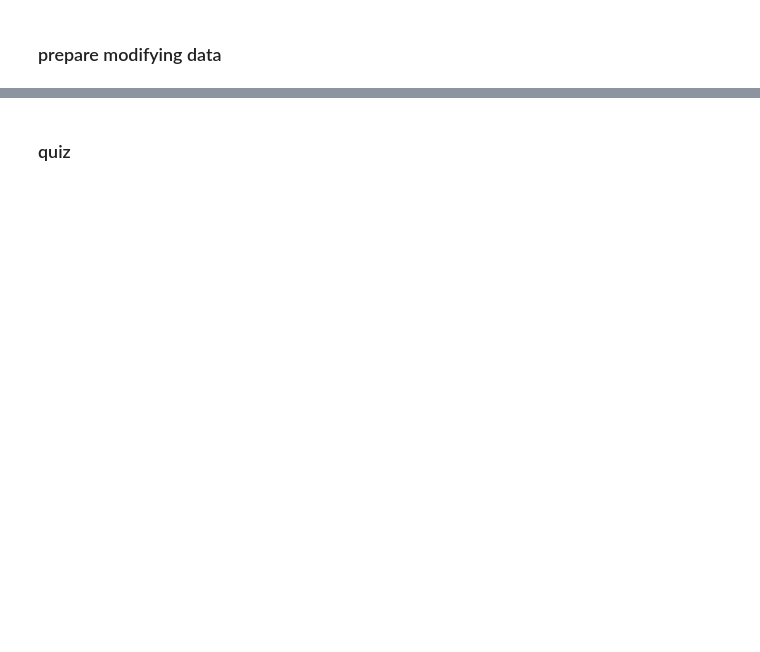
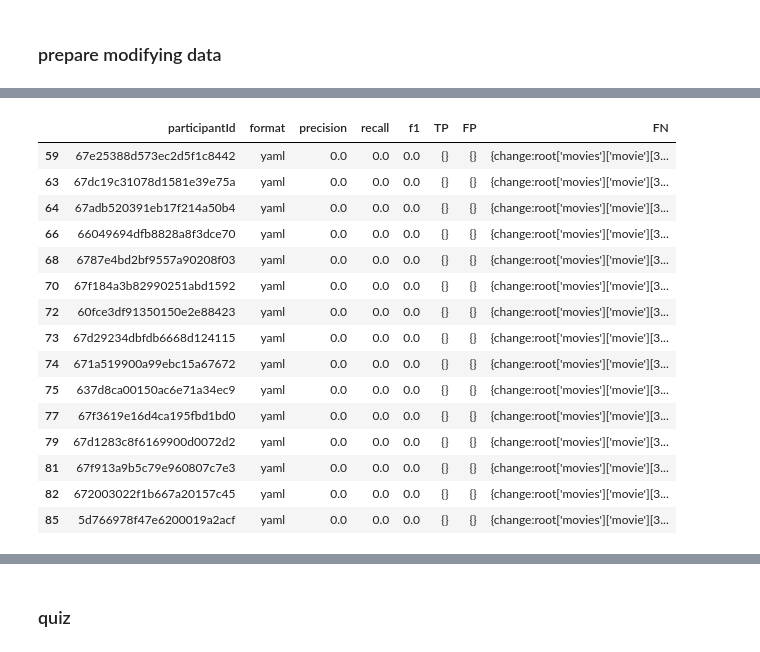
Before and after one commit to shiyihe-neko/DSF_Analysis, a Jupyter notebook: data_process.ipynb, the cells around one changed output, grey strips where cells are left out. Drawn from its saved outputs; the diff is of its cells as text; code cells hidden in the pictures; blank space fills up the shorter version.

```diff
--- a/data_process.ipynb
+++ b/data_process.ipynb
@@ -123,5 +126,4 @@ full_merged.to_csv('/Users/shiyi.he/Desktop/DSF_Analysis/config_result/writing_r
 # %%
-import json
 ### normalize the typing time
 df_writing_norm = normalize_typing_time(df_writing_nl, df_writing)
 
@@ -136,14 +138,36 @@ parser_ytt  = CleanYTParser()
 df_writing_parsed = parse_all_answers(df_writing, parser_json, parser_xml, parser_ytt)
 
 ## tree similarity analysis
-with open('ground_truth_writing_config.json', 'r', encoding='utf-8') as f:  # update the path!!!!!更改路径tabular/config
-    ground_truth_writing_config = json.load(f)
+with open('ground_truth_writing_tabular.json', 'r', encoding='utf-8') as f:  # update the path!!!!!更改路径tabular/config
+    ground_truth_writing_tabular = json.load(f)
 
-w_ts_result = TreeEditDistanceMetric.run_semantic_pipeline(
-    df_writing_parsed,
-    ground_truth_writing_config
-)
+w_ts_result = TreeEditDistanceMetric.run_semantic_pipeline(df_writing_parsed, ground_truth_writing_tabular)
 w_ts_result_writing=w_ts_result[['participantId','format','task','tree_similarity']]
 
+### run DeepDiff的结果
+import json
+gt_path='ground_truth_writing_tabular.json'     # update the path!!!!!更改路径tabular/config
+with open(gt_path) as f:
+    G = json.load(f)
 
-w_ts_result_writing
+w_DD_result=TruthDiffMetric.evaluate_answers_against_truth(G,
+    df_writing_parsed,
+    parsed_col="parsed_answer",
+    id_col="participantId",
+    fmt_col="format")
+w_DD_result_writing=w_DD_result[['participantId','format','precision','recall','f1']]
+w_DD_result_writing['task']='writing-task-tabular'  # update the path!!!!!更改路径tabular/config
+
+### merge the result
+semantic_merged = w_DD_result_writing.merge(
+    w_ts_result_writing[['participantId','format','task','tree_similarity']],
+    on=['participantId','format','task'],
+    how='left'
+)
+
+parse_semantic_merged = semantic_merged.merge(df_writing_parse_result,on=['participantId','format','task'],how='left')
+
+full_merged=parse_semantic_merged.merge(df_writing_norm,on=['participantId','format','task'],how='left')
+
+full_merged.to_csv('/Users/shiyi.he/Desktop/DSF_Analysis/tabular_result/writing_result.csv')   # update the path!!!!!更改路径tabular/config
+full_merged
@@ -299,0 +1247,19 @@ See the caveats in the documentation: https://pandas.pydata.org/pandas-docs/stab
+# %%
+m_1_DD_result[m_1_DD_result['format']=='yaml']
+# %% [output]
+|  | participantId | format | precision | recall | f1 | TP | FP | FN |
+| 59 | 67e25388d573ec2d5f1c8442 | yaml | 0.0 | 0.0 | 0.0 | {} | {} | {change:root['movies']['movie'][3... |
+| 63 | 67dc19c31078d1581e39e75a | yaml | 0.0 | 0.0 | 0.0 | {} | {} | {change:root['movies']['movie'][3... |
+| 64 | 67adb520391eb17f214a50b4 | yaml | 0.0 | 0.0 | 0.0 | {} | {} | {change:root['movies']['movie'][3... |
+| 66 | 66049694dfb8828a8f3dce70 | yaml | 0.0 | 0.0 | 0.0 | {} | {} | {change:root['movies']['movie'][3... |
+| 68 | 6787e4bd2bf9557a90208f03 | yaml | 0.0 | 0.0 | 0.0 | {} | {} | {change:root['movies']['movie'][3... |
+| 70 | 67f184a3b82990251abd1592 | yaml | 0.0 | 0.0 | 0.0 | {} | {} | {change:root['movies']['movie'][3... |
+| 72 | 60fce3df91350150e2e88423 | yaml | 0.0 | 0.0 | 0.0 | {} | {} | {change:root['movies']['movie'][3... |
+| 73 | 67d29234dbfdb6668d124115 | yaml | 0.0 | 0.0 | 0.0 | {} | {} | {change:root['movies']['movie'][3... |
+| 74 | 671a519900a99ebc15a67672 | yaml | 0.0 | 0.0 | 0.0 | {} | {} | {change:root['movies']['movie'][3... |
+| 75 | 637d8ca00150ac6e71a34ec9 | yaml | 0.0 | 0.0 | 0.0 | {} | {} | {change:root['movies']['movie'][3... |
+| 77 | 67f3619e16d4ca195fbd1bd0 | yaml | 0.0 | 0.0 | 0.0 | {} | {} | {change:root['movies']['movie'][3... |
+| 79 | 67d1283c8f6169900d0072d2 | yaml | 0.0 | 0.0 | 0.0 | {} | {} | {change:root['movies']['movie'][3... |
+| 81 | 67f913a9b5c79e960807c7e3 | yaml | 0.0 | 0.0 | 0.0 | {} | {} | {change:root['movies']['movie'][3... |
+| 82 | 672003022f1b667a20157c45 | yaml | 0.0 | 0.0 | 0.0 | {} | {} | {change:root['movies']['movie'][3... |
+| 85 | 5d766978f47e6200019a2acf | yaml | 0.0 | 0.0 | 0.0 | {} | {} | {change:root['movies']['movie'][3... |
```
Also changed, not shown: parts of 36 cells of this notebook, 36 other files.
